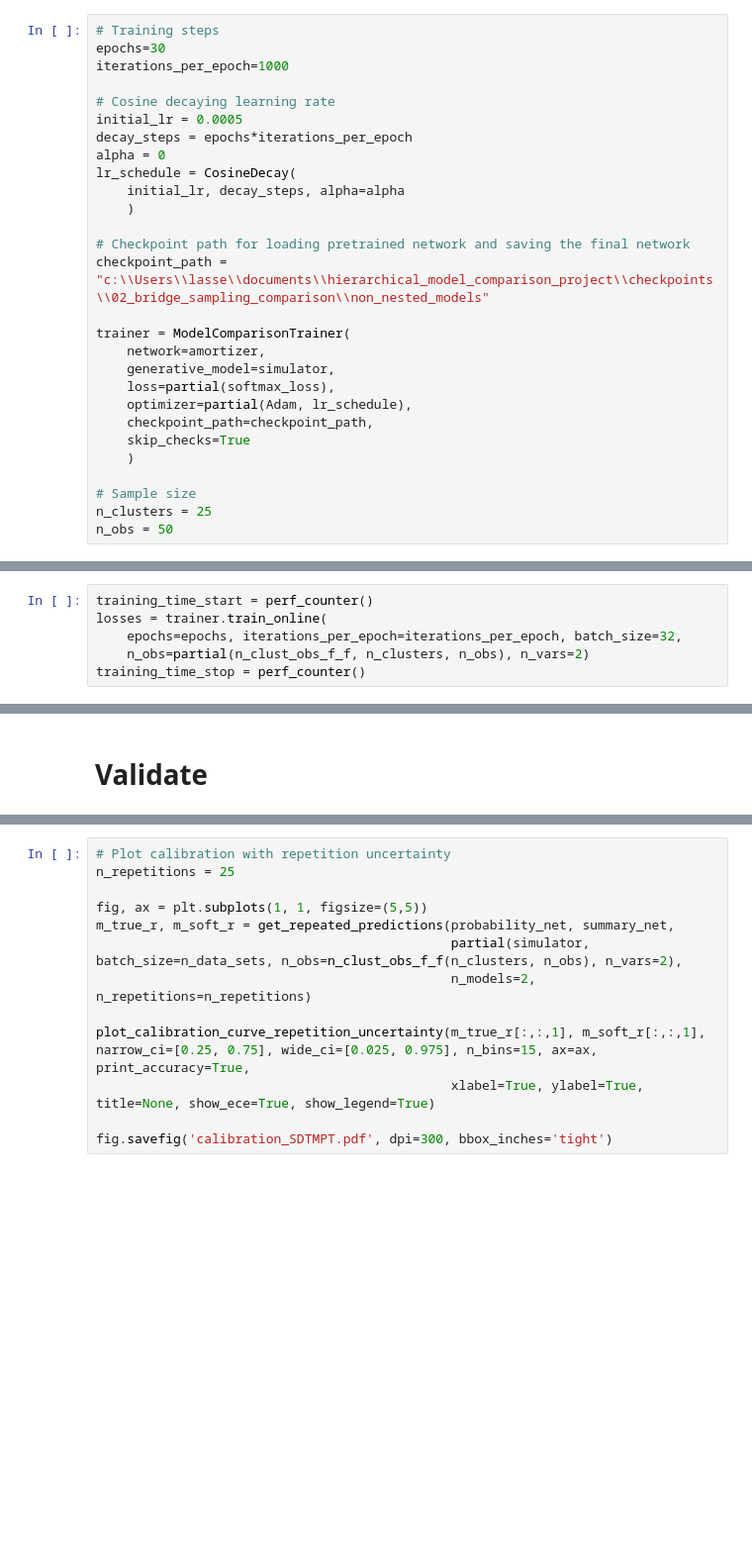
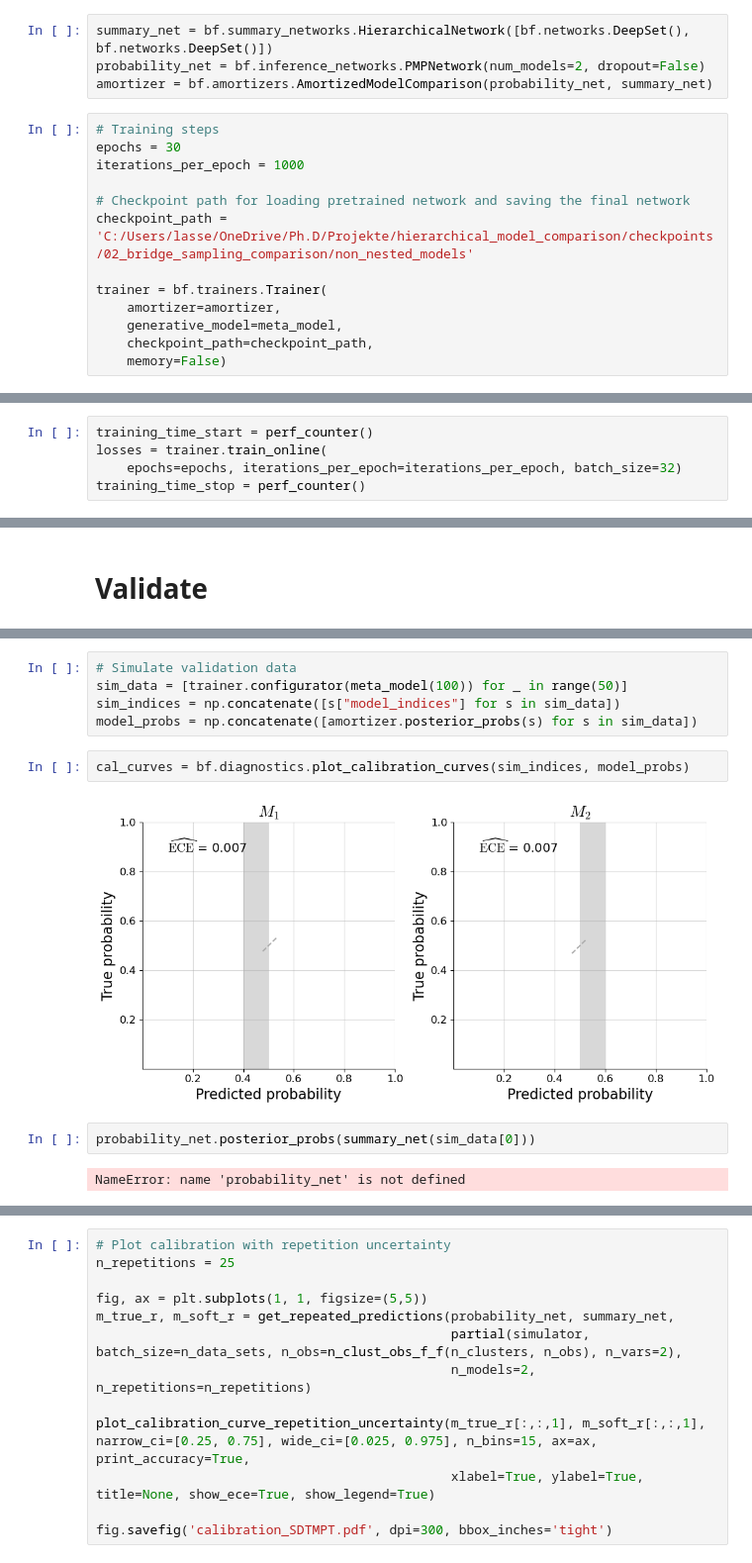
Before and after one commit to bayesflow-org/Hierarchical-Model-Comparison, a Jupyter notebook: notebooks/02_bridge_sampling_comparison/non_nested_models/train_validate_network.ipynb, the cells around one changed output, grey strips where cells are left out. Shown at 99% size. Saved outputs shown, nothing was run; the diff lists cells and outputs as text; blank space fills up the shorter version.

Commit message:
adapt simulators to work with MultiGenerativeModel

```diff
--- a/notebooks/02_bridge_sampling_comparison/non_nested_models/train_validate_network.ipynb
+++ b/notebooks/02_bridge_sampling_comparison/non_nested_models/train_validate_network.ipynb
@@ -40,29 +37,18 @@ simulator = MainSimulator(HierarchicalSdtMptSimulator())
+# %%
+summary_net = bf.summary_networks.HierarchicalNetwork([bf.networks.DeepSet(), bf.networks.DeepSet()])
+probability_net = bf.inference_networks.PMPNetwork(num_models=2, dropout=False)
+amortizer = bf.amortizers.AmortizedModelComparison(probability_net, summary_net)
 # %%
 # Training steps
-epochs=30
-iterations_per_epoch=1000
-
-# Cosine decaying learning rate
-initial_lr = 0.0005
-decay_steps = epochs*iterations_per_epoch
-alpha = 0
-lr_schedule = CosineDecay(
-    initial_lr, decay_steps, alpha=alpha
-    )
+epochs = 30
+iterations_per_epoch = 1000
 
 # Checkpoint path for loading pretrained network and saving the final network
-checkpoint_path = "c:\\Users\\lasse\\documents\\hierarchical_model_comparison_project\\checkpoints\\02_bridge_sampling_comparison\\non_nested_models"
+checkpoint_path = 'C:/Users/lasse/OneDrive/Ph.D/Projekte/hierarchical_model_comparison/checkpoints/02_bridge_sampling_comparison/non_nested_models'
 
-trainer = ModelComparisonTrainer(
-    network=amortizer,
-    generative_model=simulator,
-    loss=partial(softmax_loss),
-    optimizer=partial(Adam, lr_schedule),
+trainer = bf.trainers.Trainer(
+    amortizer=amortizer,
+    generative_model=meta_model,
     checkpoint_path=checkpoint_path,
-    skip_checks=True
-    )
-
-# Sample size
-n_clusters = 25
-n_obs = 50
+    memory=False)
 # %% [output]
@@ -72,6 +61,5 @@ Networks loaded from c:\Users\lasse\documents\hierarchical_model_comparison_proj
 # %%
 training_time_start = perf_counter()
 losses = trainer.train_online(
-    epochs=epochs, iterations_per_epoch=iterations_per_epoch, batch_size=32,
-    n_obs=partial(n_clust_obs_f_f, n_clusters, n_obs), n_vars=2)
+    epochs=epochs, iterations_per_epoch=iterations_per_epoch, batch_size=32)
 training_time_stop = perf_counter()
@@ -86,2 +78,15 @@ val_data = {'X' : x_val, 'm' : m_val}
+# %%
+# Simulate validation data
+sim_data = [trainer.configurator(meta_model(100)) for _ in range(50)]
+sim_indices = np.concatenate([s["model_indices"] for s in sim_data])
+model_probs = np.concatenate([amortizer.posterior_probs(s) for s in sim_data])
+# %%
+cal_curves = bf.diagnostics.plot_calibration_curves(sim_indices, model_probs)
+# %% [output]
+[figure, added]
+# %%
+probability_net.posterior_probs(summary_net(sim_data[0]))
+# %% [output]
+NameError: name 'probability_net' is not defined
 # %%
 # Test performance
```
Also changed, not shown: parts of 10 cells of this notebook, 2 other files.
